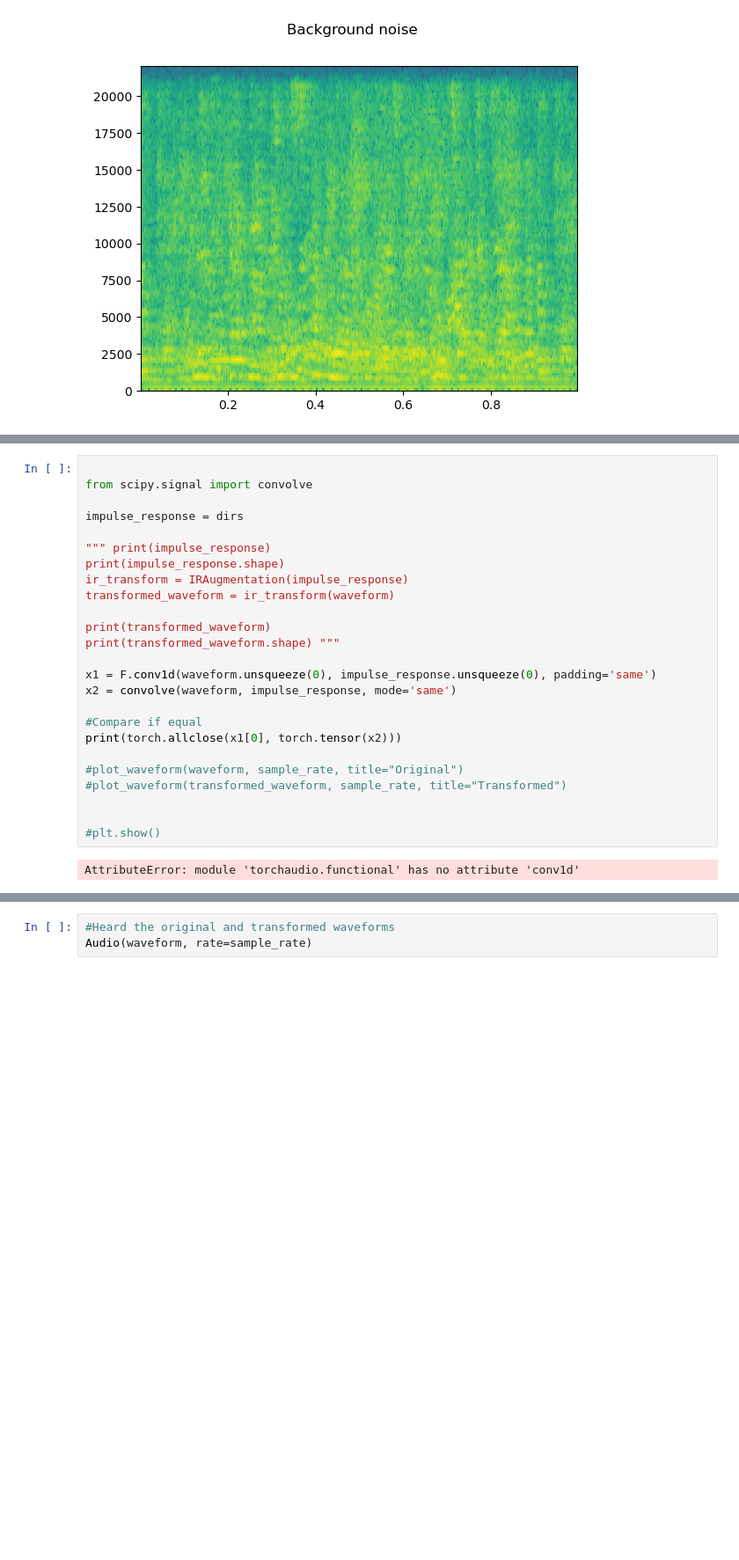
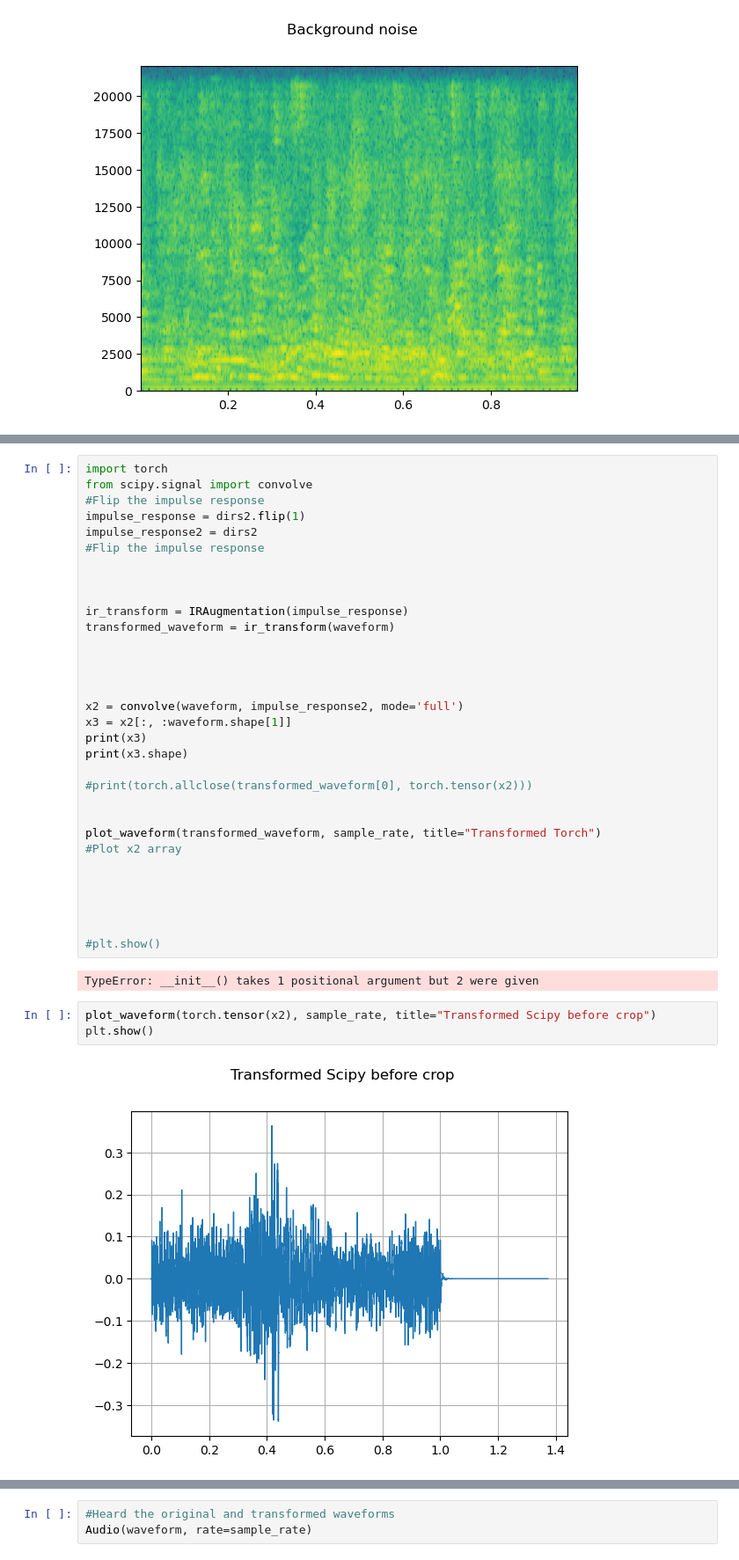
Before and after one commit to dragonsearch/DCASE-Task1, a Jupyter notebook: jupyter_data_aug.ipynb, the cells around one changed output, grey strips where cells are left out. Shown at 88% size. Drawn from its saved outputs; the diff is of its cells as text; blank space fills up the shorter version.

```diff
--- a/jupyter_data_aug.ipynb
+++ b/jupyter_data_aug.ipynb
@@ -187,27 +189,39 @@ plt.show()
 # %%
+import torch
+from scipy.signal import convolve
+#Flip the impulse response
+impulse_response = dirs2.flip(1)
+impulse_response2 = dirs2
+#Flip the impulse response
 
-from scipy.signal import convolve
 
-impulse_response = dirs
 
-""" print(impulse_response)
-print(impulse_response.shape)
 ir_transform = IRAugmentation(impulse_response)
 transformed_waveform = ir_transform(waveform)
 
-print(transformed_waveform)
-print(transformed_waveform.shape) """
 
-x1 = F.conv1d(waveform.unsqueeze(0), impulse_response.unsqueeze(0), padding='same')
-x2 = convolve(waveform, impulse_response, mode='same')
 
-#Compare if equal
-print(torch.allclose(x1[0], torch.tensor(x2)))
 
-#plot_waveform(waveform, sample_rate, title="Original")
-#plot_waveform(transformed_waveform, sample_rate, title="Transformed")
+x2 = convolve(waveform, impulse_response2, mode='full')
+x3 = x2[:, :waveform.shape[1]]
+print(x3)
+print(x3.shape)
+
+#print(torch.allclose(transformed_waveform[0], torch.tensor(x2)))
+
+
+plot_waveform(transformed_waveform, sample_rate, title="Transformed Torch")
+#Plot x2 array
+
+
+
 
 
 #plt.show()
 # %% [output]
-AttributeError: module 'torchaudio.functional' has no attribute 'conv1d'
+TypeError: __init__() takes 1 positional argument but 2 were given
+# %%
+plot_waveform(torch.tensor(x2), sample_rate, title="Transformed Scipy before crop")
+plt.show()
+# %% [output]
+[figure, added]
```
Also changed, not shown: parts of 14 cells of this notebook, 4 other files.
